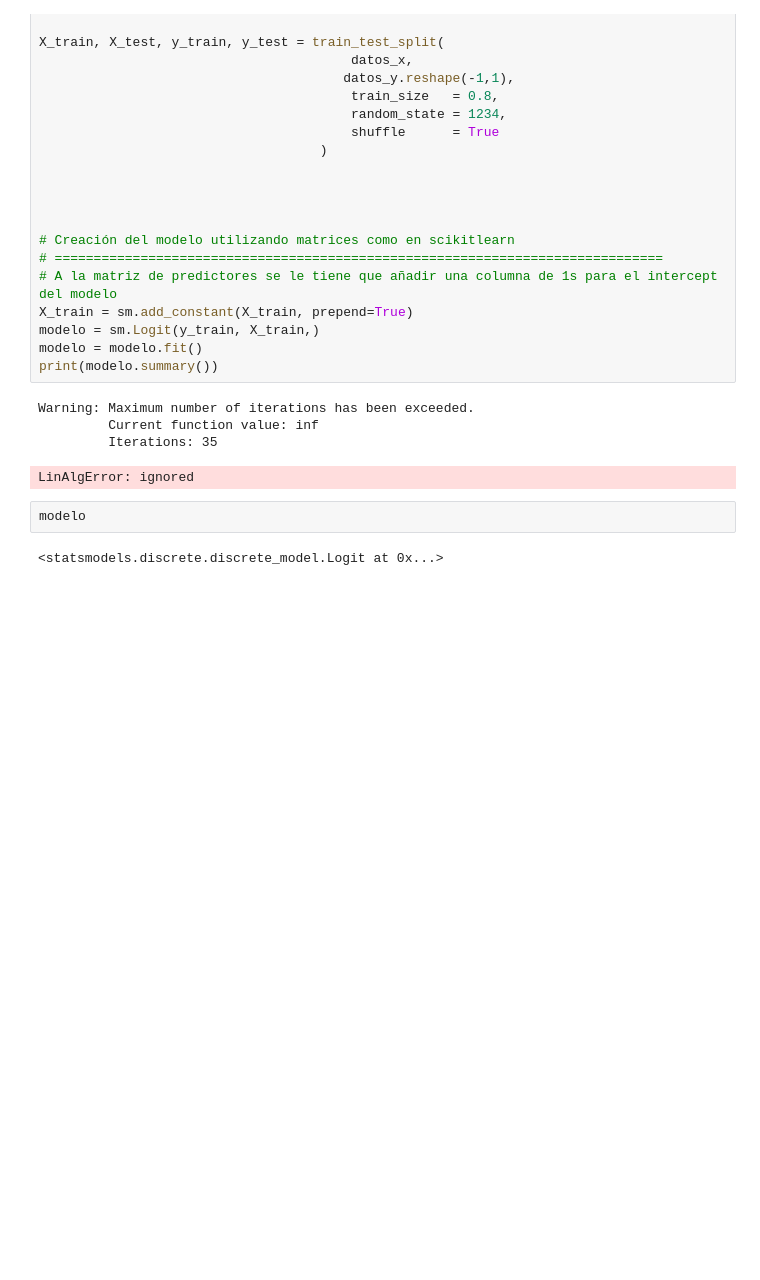
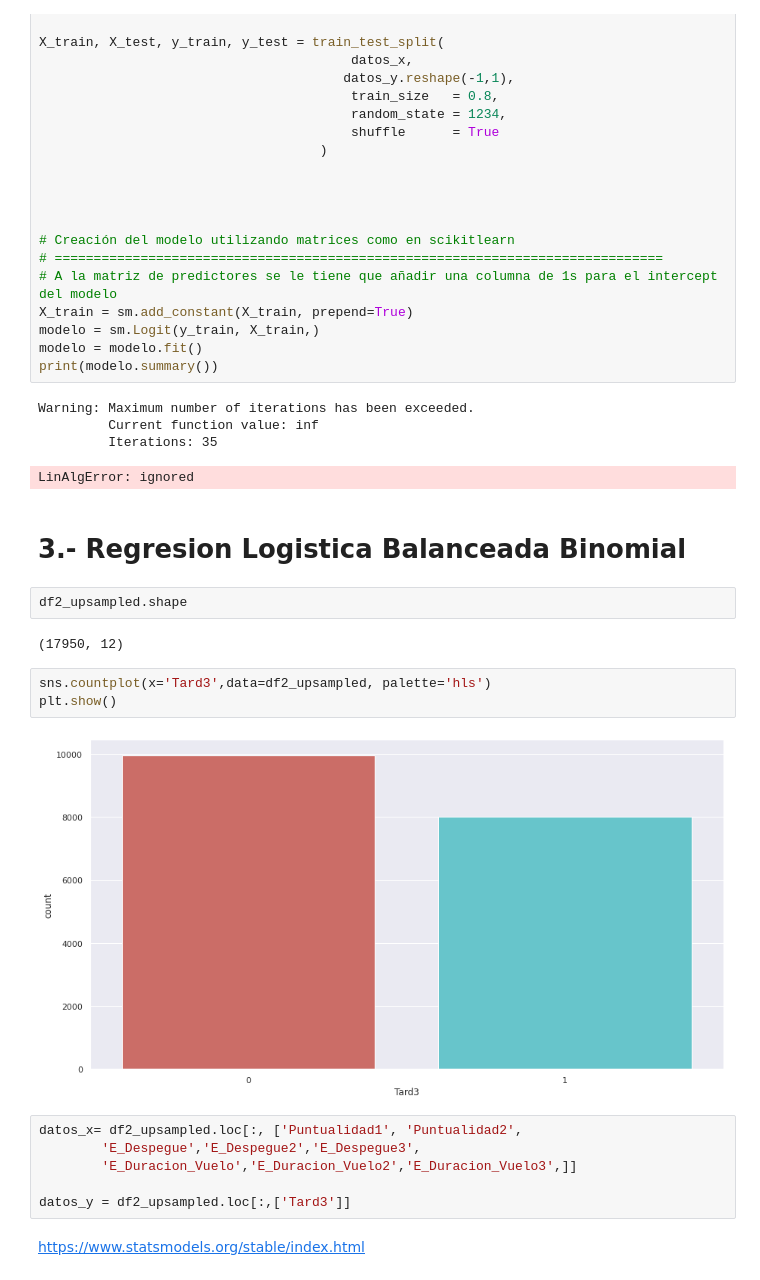
Before and after one commit to JMML2021/Avaluaci-final-per-passar-a-projecte, a Jupyter notebook: Companyia Aerea Algoritmes d’aprenentatge supervisat.ipynb, the cells around one changed output. Cells and saved outputs as stored; diff of their text form; blank space fills up the shorter version.

```diff
--- a/Companyia Aerea Algoritmes d’aprenentatge supervisat.ipynb
+++ b/Companyia Aerea Algoritmes d’aprenentatge supervisat.ipynb
@@ -916,7 +881,22 @@ Warning: Maximum number of iterations has been exceeded.
          Current function value: inf
          Iterations: 35
 LinAlgError: ignored
-# %%
-modelo
-# %% [output]
-<statsmodels.discrete.discrete_model.Logit at 0x...>
+# %% [markdown]
+# 3.- Regresion Logistica Balanceada Binomial
+# %%
+df2_upsampled.shape
+# %% [output]
+(17950, 12)
+# %%
+sns.countplot(x='Tard3',data=df2_upsampled, palette='hls')
+plt.show()
+# %% [output]
+[figure, added]
+# %%
+datos_x= df2_upsampled.loc[:, ['Puntualidad1', 'Puntualidad2',
+        'E_Despegue','E_Despegue2','E_Despegue3',
+        'E_Duracion_Vuelo','E_Duracion_Vuelo2','E_Duracion_Vuelo3',]]
+
+datos_y = df2_upsampled.loc[:,['Tard3']]
+# %% [markdown]
+https://www.statsmodels.org/stable/index.html
```
Also changed, not shown: parts of 21 cells of this notebook.
